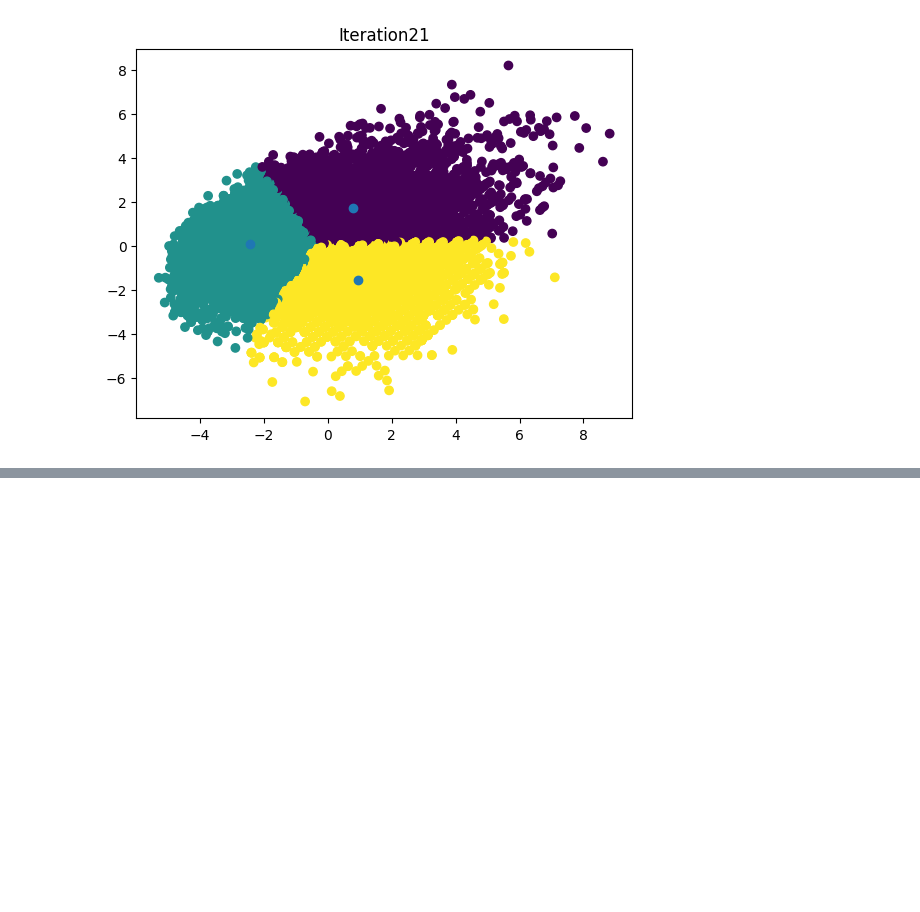
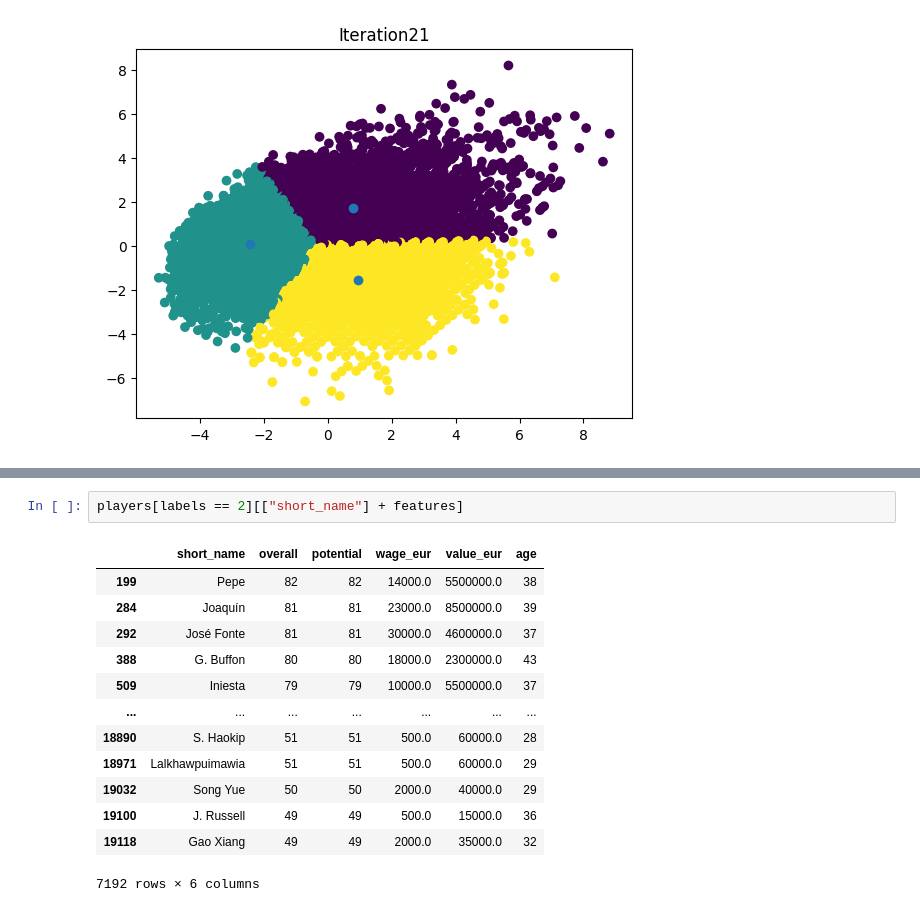
Before and after one commit to MehulPardeshi/ML-Projects, a Jupyter notebook: K_means_Clustering/K_means.ipynb, the cells around one changed output, grey strips where cells are left out. Drawn from its saved outputs; the diff is of its cells as text; blank space fills up the shorter version.

```diff
--- a/K_means_Clustering/K_means.ipynb
+++ b/K_means_Clustering/K_means.ipynb
@@ -129,0 +178,16 @@ while iteration < max_iterations and not centroids.equals(old_centroids):
+# %%
+players[labels == 2][["short_name"] + features]
+# %% [output]
+|  | short_name | overall | potential | wage_eur | value_eur | age |
+| 199 | Pepe | 82 | 82 | 14000.0 | 5500000.0 | 38 |
+| 284 | Joaquín | 81 | 81 | 23000.0 | 8500000.0 | 39 |
+| 292 | José Fonte | 81 | 81 | 30000.0 | 4600000.0 | 37 |
+| 388 | G. Buffon | 80 | 80 | 18000.0 | 2300000.0 | 43 |
+| 509 | Iniesta | 79 | 79 | 10000.0 | 5500000.0 | 37 |
+| ... | ... | ... | ... | ... | ... | ... |
+| 18890 | S. Haokip | 51 | 51 | 500.0 | 60000.0 | 28 |
+| 18971 | Lalkhawpuimawia | 51 | 51 | 500.0 | 60000.0 | 29 |
+| 19032 | Song Yue | 50 | 50 | 2000.0 | 40000.0 | 29 |
+| 19100 | J. Russell | 49 | 49 | 500.0 | 15000.0 | 36 |
+| 19118 | Gao Xiang | 49 | 49 | 2000.0 | 35000.0 | 32 |
+7192 rows × 6 columns
```
Also changed, not shown: parts of 4 cells of this notebook.
